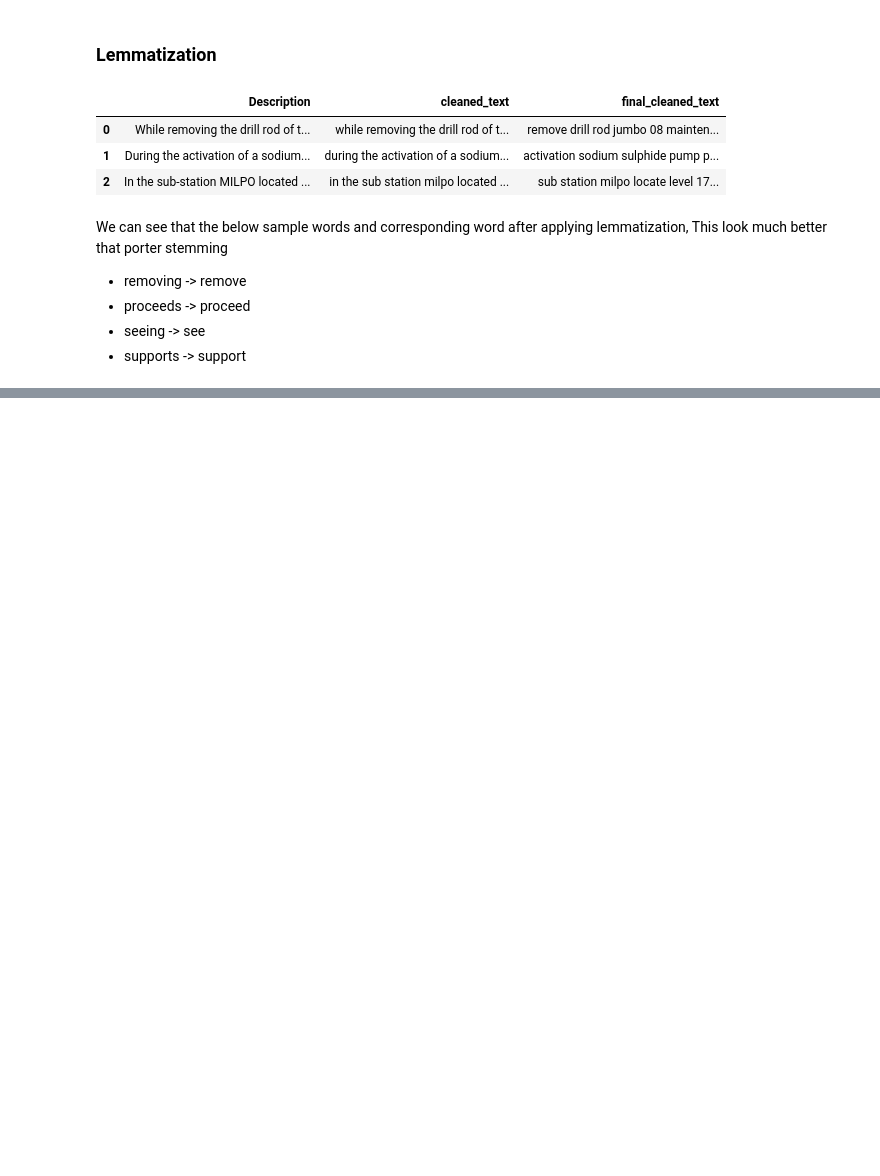
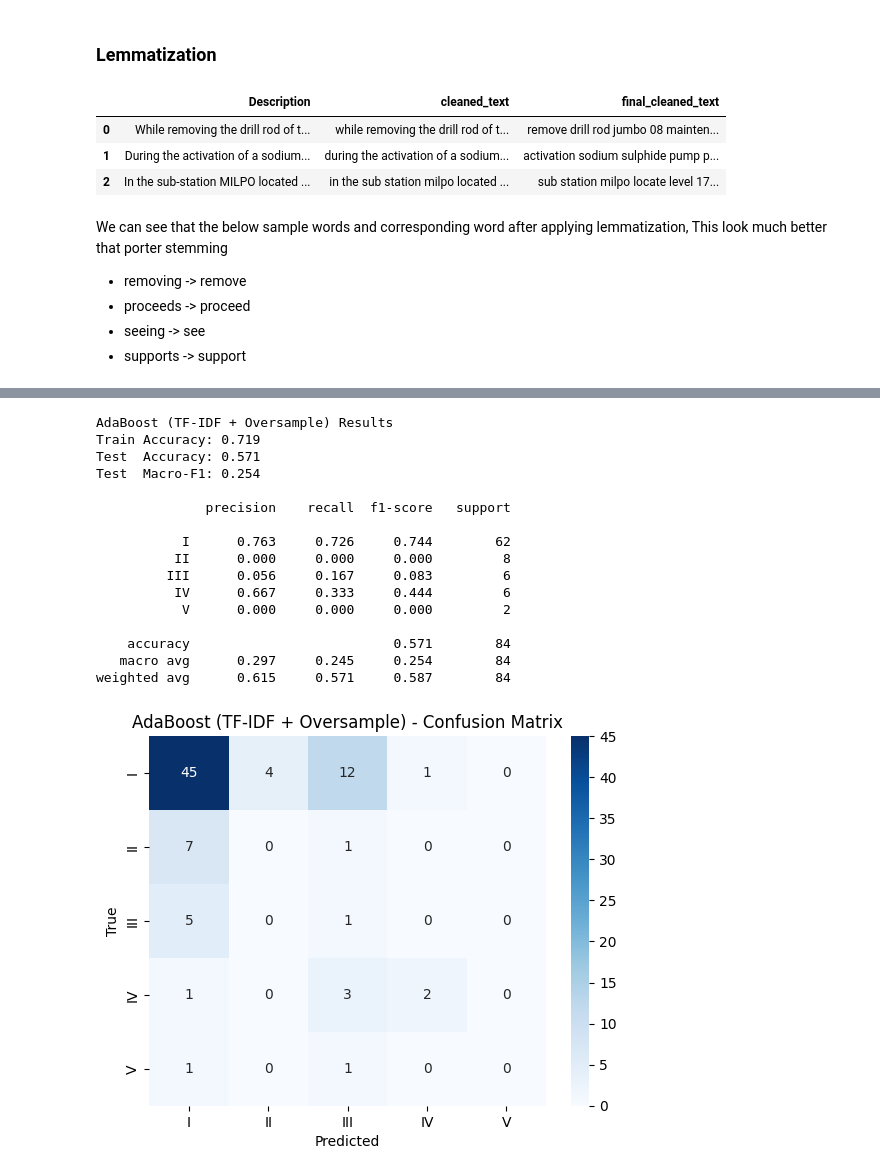
Before and after one commit to ABHINAVRISHI1983/nlp-chat-bot, a Jupyter notebook: NLPChatbot.ipynb, the cells around one changed output, grey strips where cells are left out. Drawn from its saved outputs; the diff is of its cells as text; code cells hidden in the pictures; blank space fills up the shorter version.

```diff
--- a/NLPChatbot.ipynb
+++ b/NLPChatbot.ipynb
@@ -284,0 +512,21 @@ We can see that the below sample words and corresponding word after applying lem
+# %%
+# Evaluate AdaBoost TFIDF with over sampling
+evaluate_and_log(ada_tfidf_overs,X_train, y_train, X_test, y_test, "AdaBoost (TF-IDF + Oversample)", RESULTS)
+# %% [output]
+AdaBoost (TF-IDF + Oversample) Results
+Train Accuracy: 0.719
+Test  Accuracy: 0.571
+Test  Macro-F1: 0.254
+
+              precision    recall  f1-score   support
+
+           I      0.763     0.726     0.744        62
+          II      0.000     0.000     0.000         8
+         III      0.056     0.167     0.083         6
+          IV      0.667     0.333     0.444         6
+           V      0.000     0.000     0.000         2
+
+    accuracy                          0.571        84
+   macro avg      0.297     0.245     0.254        84
+weighted avg      0.615     0.571     0.587        84
+[figure, added]
```
Also changed, not shown: parts of 37 cells of this notebook.
